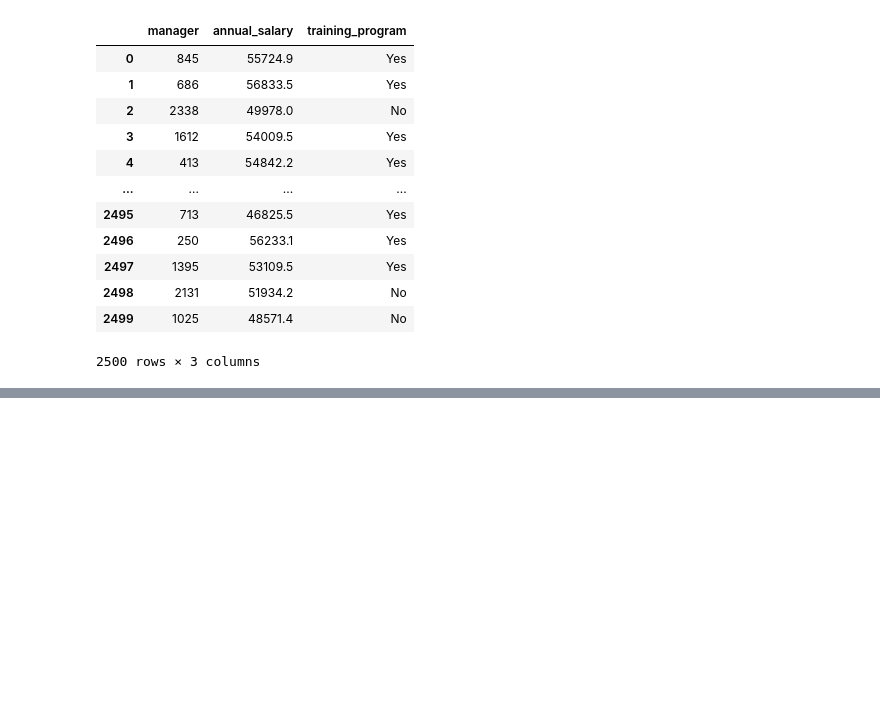
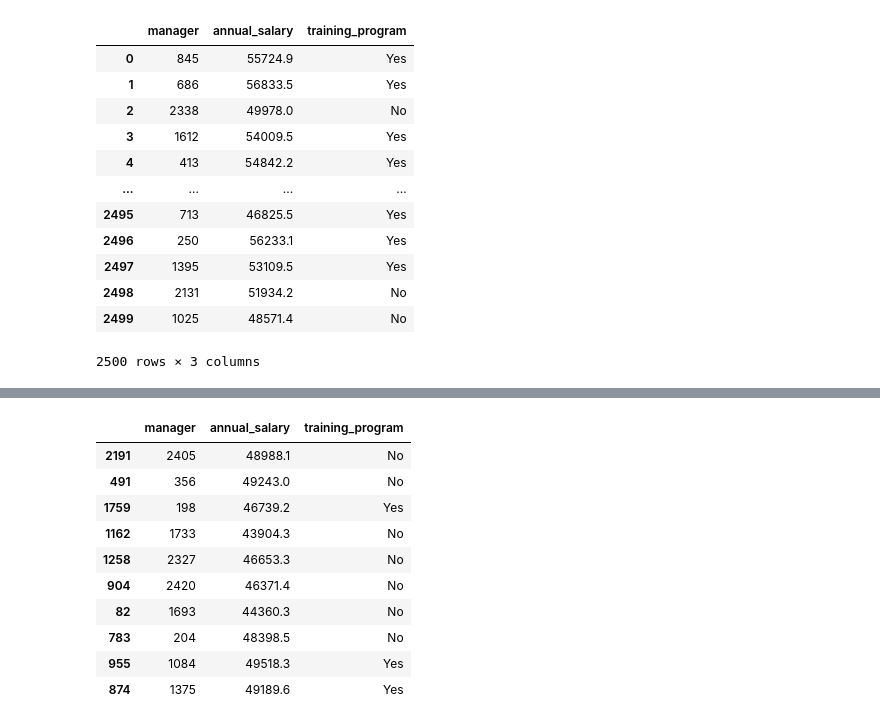
Before and after one commit to Arizonagong/Arizonagong.github.io, a Jupyter notebook: sampling_dist.ipynb, the cells around one changed output, grey strips where cells are left out. Cells and saved outputs as stored; diff of their text form; code cells hidden in the pictures; blank space fills up the shorter version.

```diff
--- a/sampling_dist.ipynb
+++ b/sampling_dist.ipynb
@@ -51,0 +84,15 @@ df
+# %%
+# Let's do random sampling
+df.query('annual_salary<50000').sample(10)
+# %% [output]
+|  | manager | annual_salary | training_program |
+| 2191 | 2405 | 48988.1 | No |
+| 491 | 356 | 49243.0 | No |
+| 1759 | 198 | 46739.2 | Yes |
+| 1162 | 1733 | 43904.3 | No |
+| 1258 | 2327 | 46653.3 | No |
+| 904 | 2420 | 46371.4 | No |
+| 82 | 1693 | 44360.3 | No |
+| 783 | 204 | 48398.5 | No |
+| 955 | 1084 | 49518.3 | Yes |
+| 874 | 1375 | 49189.6 | Yes |
```
Also changed, not shown: parts of 3 cells of this notebook, 7 other files.
